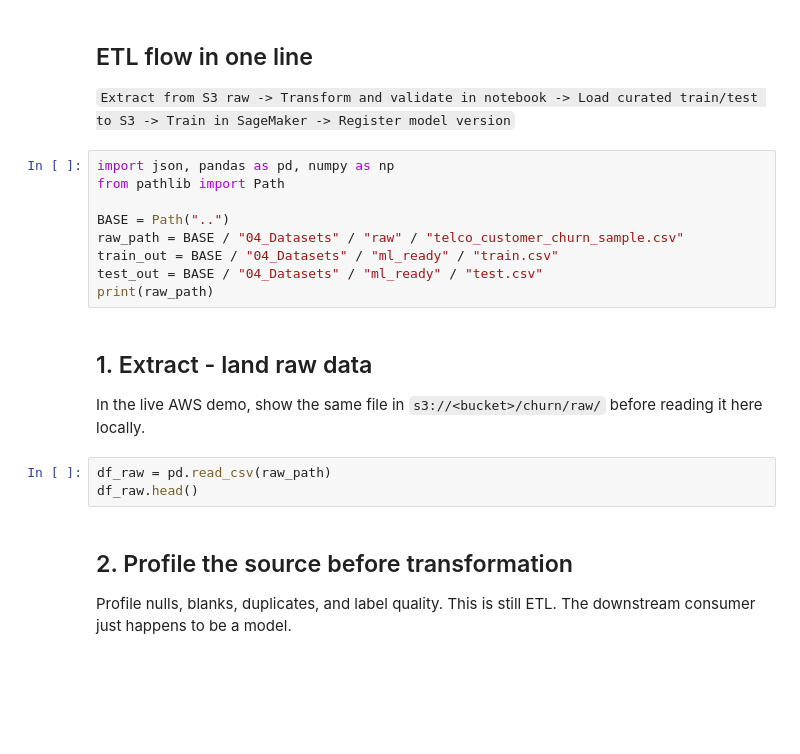
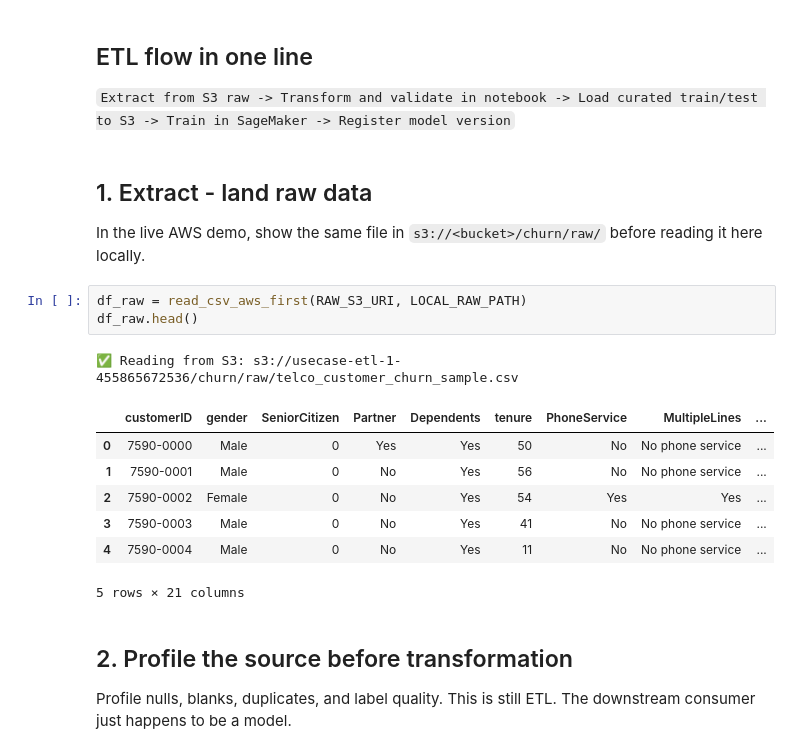
Before and after one commit to aqwertyuiop48/BITS_programming, a Jupyter notebook: module_2/week_6/use_case_3/Use_Case_3_ETL_AWS_Services_Lab.ipynb, the cells around one changed output. Drawn from its saved outputs; the diff is of its cells as text; blank space fills up the shorter version.

```diff
--- a/module_2/week_6/use_case_3/Use_Case_3_ETL_AWS_Services_Lab.ipynb
+++ b/module_2/week_6/use_case_3/Use_Case_3_ETL_AWS_Services_Lab.ipynb
@@ -23,21 +185,21 @@ This lab treats churn modeling as a **data engineering process** first and a mac
 # %% [markdown]
 ## ETL flow in one line
 `Extract from S3 raw -> Transform and validate in notebook -> Load curated train/test to S3 -> Train in SageMaker -> Register model version`
-# %%
-import json, pandas as pd, numpy as np
-from pathlib import Path
-
-BASE = Path("..")
-raw_path = BASE / "04_Datasets" / "raw" / "telco_customer_churn_sample.csv"
-train_out = BASE / "04_Datasets" / "ml_ready" / "train.csv"
-test_out = BASE / "04_Datasets" / "ml_ready" / "test.csv"
-print(raw_path)
 # %% [markdown]
 ## 1. Extract - land raw data
 In the live AWS demo, show the same file in `s3://<bucket>/churn/raw/` before reading it here locally.
 # %%
-df_raw = pd.read_csv(raw_path)
+df_raw = read_csv_aws_first(RAW_S3_URI, LOCAL_RAW_PATH)
 df_raw.head()
+# %% [output]
+✅ Reading from S3: s3://usecase-etl-1-455865672536/churn/raw/telco_customer_churn_sample.csv
+|  | customerID | gender | SeniorCitizen | Partner | Dependents | tenure | PhoneService | MultipleLines | ... |
+| 0 | 7590-0000 | Male | 0 | Yes | Yes | 50 | No | No phone service | ... |
+| 1 | 7590-0001 | Male | 0 | No | Yes | 56 | No | No phone service | ... |
+| 2 | 7590-0002 | Female | 0 | No | Yes | 54 | Yes | Yes | ... |
+| 3 | 7590-0003 | Male | 0 | No | Yes | 41 | No | No phone service | ... |
+| 4 | 7590-0004 | Male | 0 | No | Yes | 11 | No | No phone service | ... |
+5 rows × 21 columns
 # %% [markdown]
 ## 2. Profile the source before transformation
 Profile nulls, blanks, duplicates, and label quality. This is still ETL. The downstream consumer just happens to be a model.
```
Also changed, not shown: parts of 10 cells of this notebook, 35 other files.
